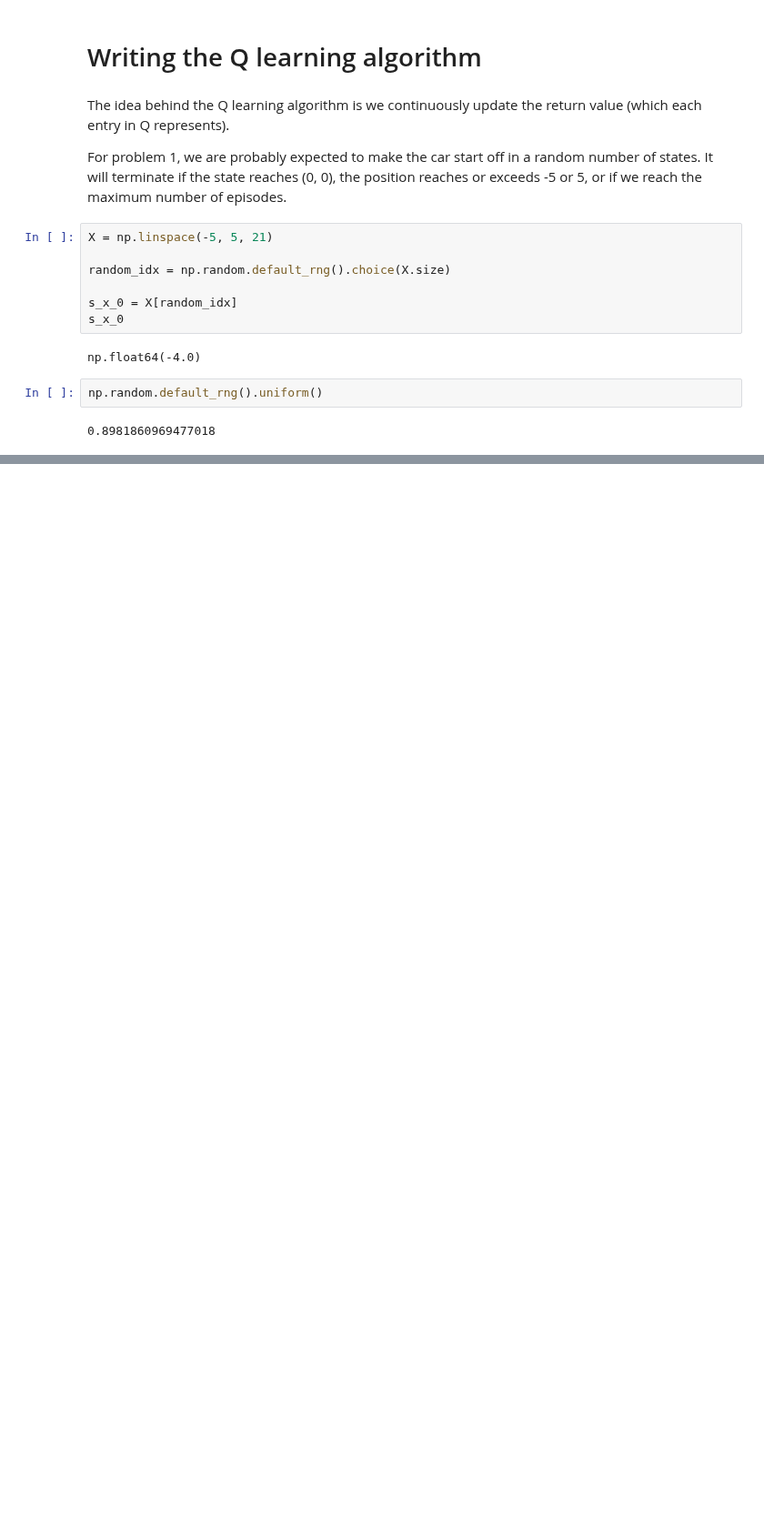
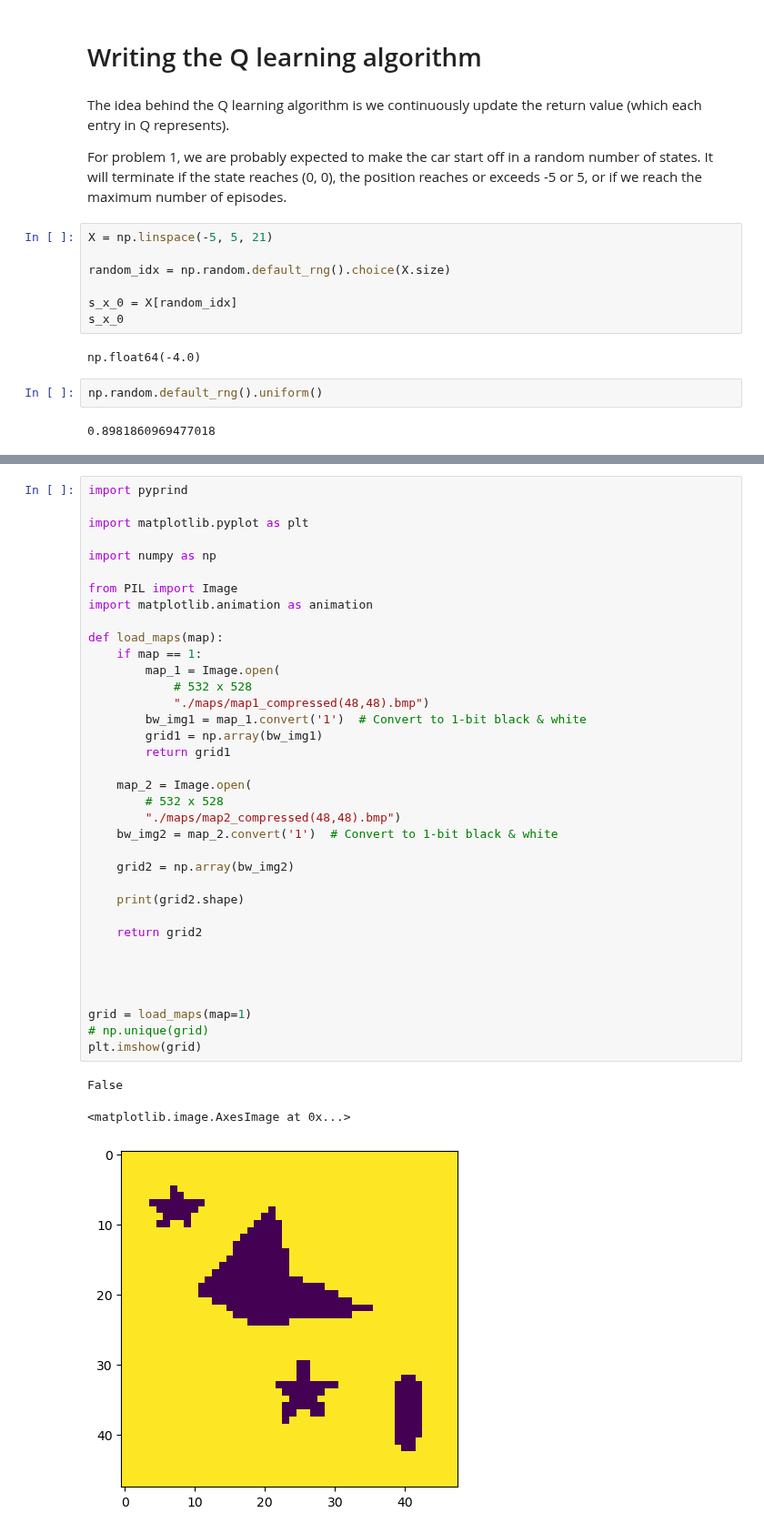
Before and after one commit to XavierVI/Intro_to_machine_learning_assignments, a Jupyter notebook: RL_Assignment/notebook.ipynb, the cells around one changed output, grey strips where cells are left out. Shown at 91% size. Drawn from its saved outputs; the diff is of its cells as text; blank space fills up the shorter version.

Commit message:
updated animation code

```diff
--- a/RL_Assignment/notebook.ipynb
+++ b/RL_Assignment/notebook.ipynb
@@ -154,0 +157,40 @@ np.random.default_rng().uniform()
+# %%
+import pyprind
+
+import matplotlib.pyplot as plt
+
+import numpy as np
+
+from PIL import Image
+import matplotlib.animation as animation
+
+def load_maps(map):
+    if map == 1:
+        map_1 = Image.open(
+            # 532 x 528
+            "./maps/map1_compressed(48,48).bmp")
+        bw_img1 = map_1.convert('1')  # Convert to 1-bit black & white
+        grid1 = np.array(bw_img1)
+        return grid1
+
+    map_2 = Image.open(
+        # 532 x 528
+        "./maps/map2_compressed(48,48).bmp")
+    bw_img2 = map_2.convert('1')  # Convert to 1-bit black & white
+
+    grid2 = np.array(bw_img2)
+
+    print(grid2.shape)
+
+    return grid2
+
+
+
+
+grid = load_maps(map=1)
+# np.unique(grid)
+plt.imshow(grid)
+# %% [output]
+False
+<matplotlib.image.AxesImage at 0x...>
+[figure, added]
```
Also changed, not shown: parts of 2 cells of this notebook, 1 other file.
